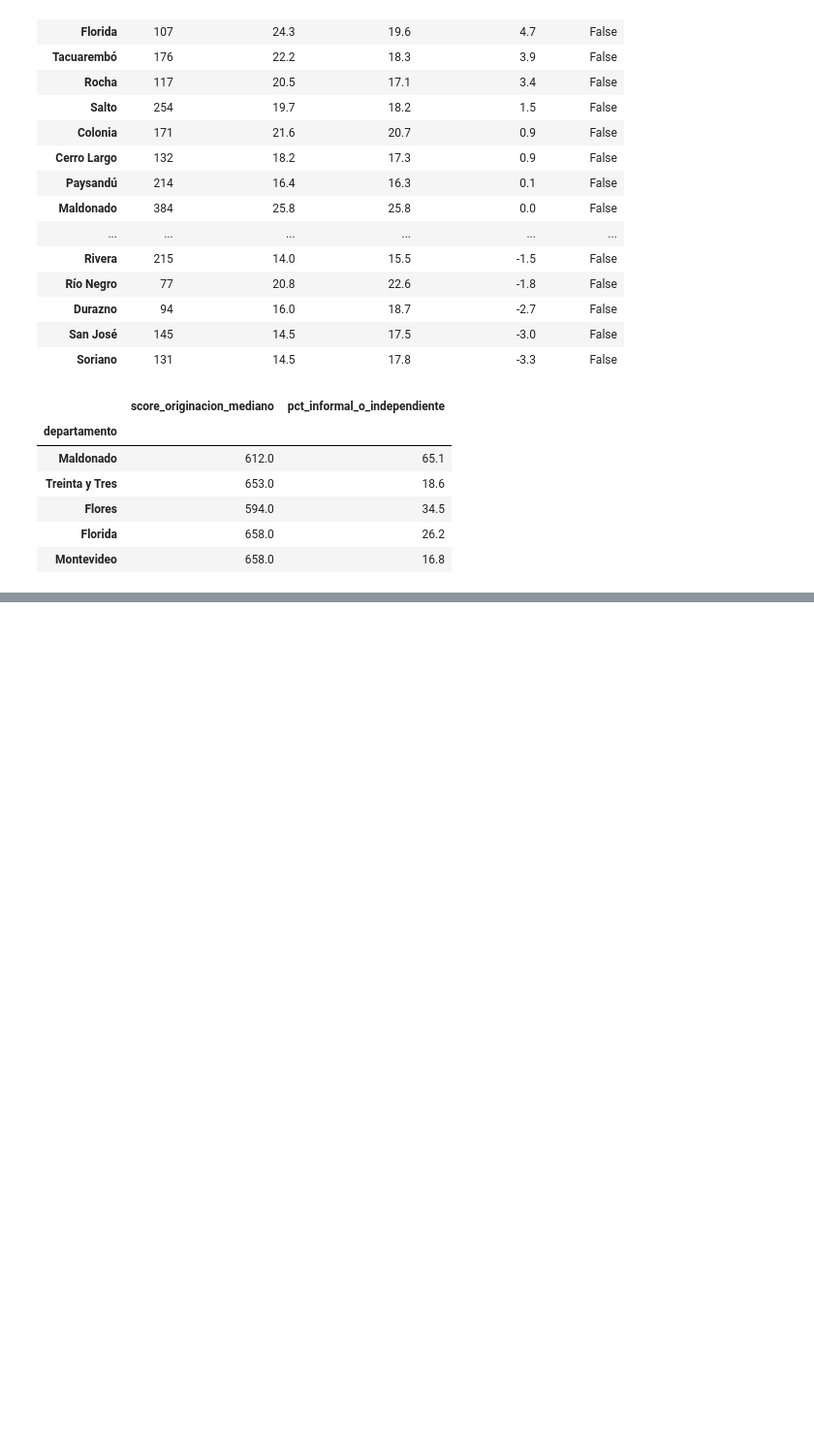
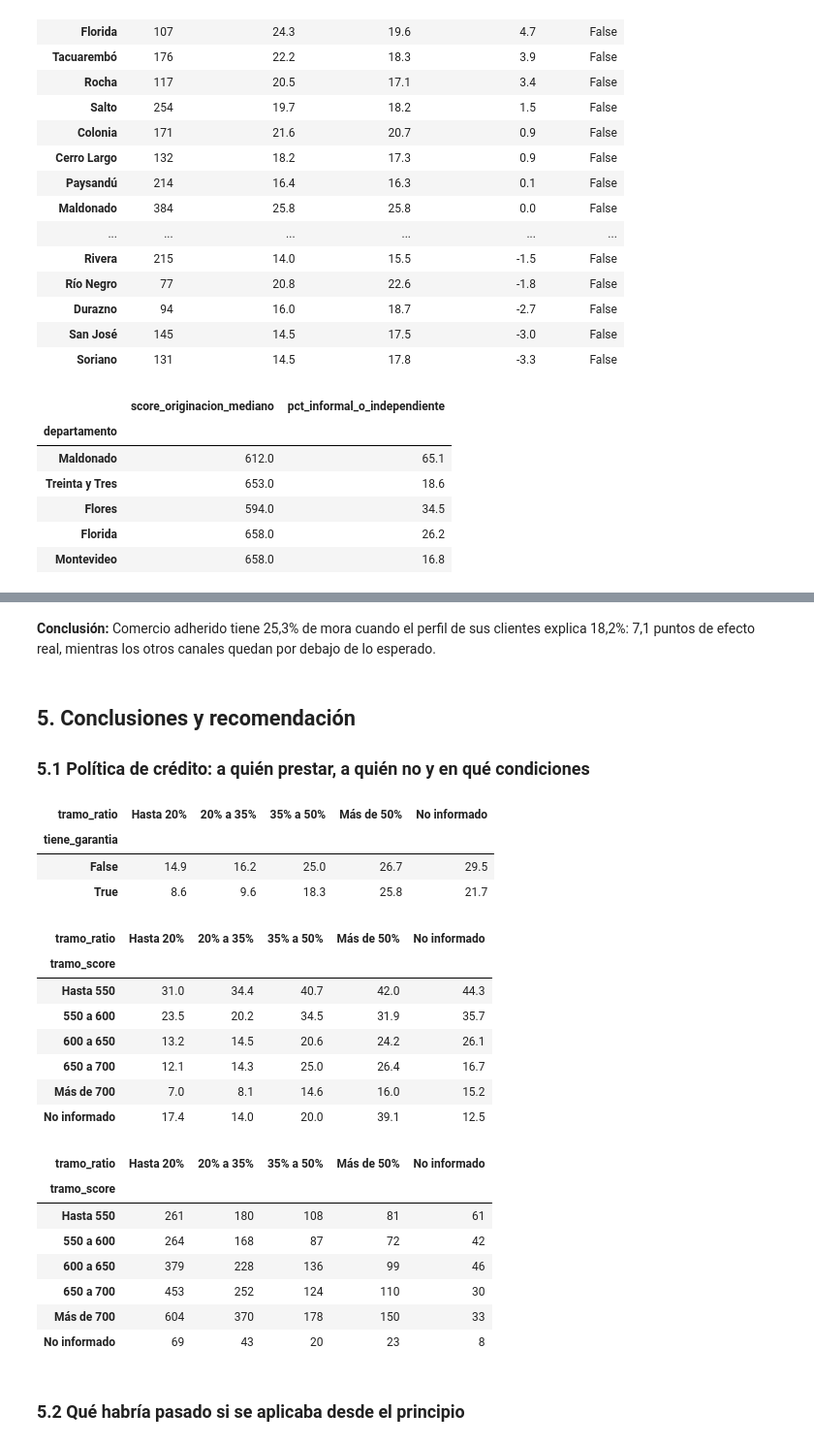
Before and after one commit to ncho06-a11y/proyecto-final-merli, a Jupyter notebook: notebooks/analisis_riesgo_credito.ipynb, the cells around one changed output, grey strips where cells are left out. Shown at 97% size. Drawn from its saved outputs; the diff is of its cells as text; code cells hidden in the pictures; blank space fills up the shorter version.

```diff
--- a/notebooks/analisis_riesgo_credito.ipynb
+++ b/notebooks/analisis_riesgo_credito.ipynb
@@ -2264,0 +2188,58 @@ display(
+# %% [markdown]
+**Conclusión:** Comercio adherido tiene 25,3% de mora cuando el perfil de sus clientes explica 18,2%: 7,1 puntos de efecto real, mientras los otros canales quedan por debajo de lo esperado.
+# %% [markdown]
+## 5. Conclusiones y recomendación
+
+### 5.1 Política de crédito: a quién prestar, a quién no y en qué condiciones
+# %%
+creditos_comparables["tiene_garantia"] = creditos_comparables["tipo_producto"].isin(
+    PRODUCTOS_CON_GARANTIA
+)
+display(
+    creditos_comparables.pivot_table(
+        index="tiene_garantia",
+        columns="tramo_ratio",
+        values="mora_6_meses",
+        aggfunc=calcular_porcentaje,
+        observed=True,
+    )
+)
+
+creditos_sin_garantia = creditos_comparables[~creditos_comparables["tiene_garantia"]]
+display(
+    creditos_sin_garantia.pivot_table(
+        index="tramo_score",
+        columns="tramo_ratio",
+        values="mora_6_meses",
+        aggfunc=calcular_porcentaje,
+        observed=True,
+    )
+)
+display(
+    pd.crosstab(
+        creditos_sin_garantia["tramo_score"], creditos_sin_garantia["tramo_ratio"]
+    )
+)
+# %% [output]
+| tramo_ratio | Hasta 20% | 20% a 35% | 35% a 50% | Más de 50% | No informado |
+| tiene_garantia |  |  |  |  |  |
+| False | 14.9 | 16.2 | 25.0 | 26.7 | 29.5 |
+| True | 8.6 | 9.6 | 18.3 | 25.8 | 21.7 |
+| tramo_ratio | Hasta 20% | 20% a 35% | 35% a 50% | Más de 50% | No informado |
+| tramo_score |  |  |  |  |  |
+| Hasta 550 | 31.0 | 34.4 | 40.7 | 42.0 | 44.3 |
+| 550 a 600 | 23.5 | 20.2 | 34.5 | 31.9 | 35.7 |
+| 600 a 650 | 13.2 | 14.5 | 20.6 | 24.2 | 26.1 |
+| 650 a 700 | 12.1 | 14.3 | 25.0 | 26.4 | 16.7 |
+| Más de 700 | 7.0 | 8.1 | 14.6 | 16.0 | 15.2 |
+| No informado | 17.4 | 14.0 | 20.0 | 39.1 | 12.5 |
+| tramo_ratio | Hasta 20% | 20% a 35% | 35% a 50% | Más de 50% | No informado |
+| tramo_score |  |  |  |  |  |
+| Hasta 550 | 261 | 180 | 108 | 81 | 61 |
+| 550 a 600 | 264 | 168 | 87 | 72 | 42 |
+| 600 a 650 | 379 | 228 | 136 | 99 | 46 |
+| 650 a 700 | 453 | 252 | 124 | 110 | 30 |
+| Más de 700 | 604 | 370 | 178 | 150 | 33 |
+| No informado | 69 | 43 | 20 | 23 | 8 |
+# %% [markdown]
+### 5.2 Qué habría pasado si se aplicaba desde el principio
```
Also changed, not shown: parts of 72 cells of this notebook, 6 other files.
